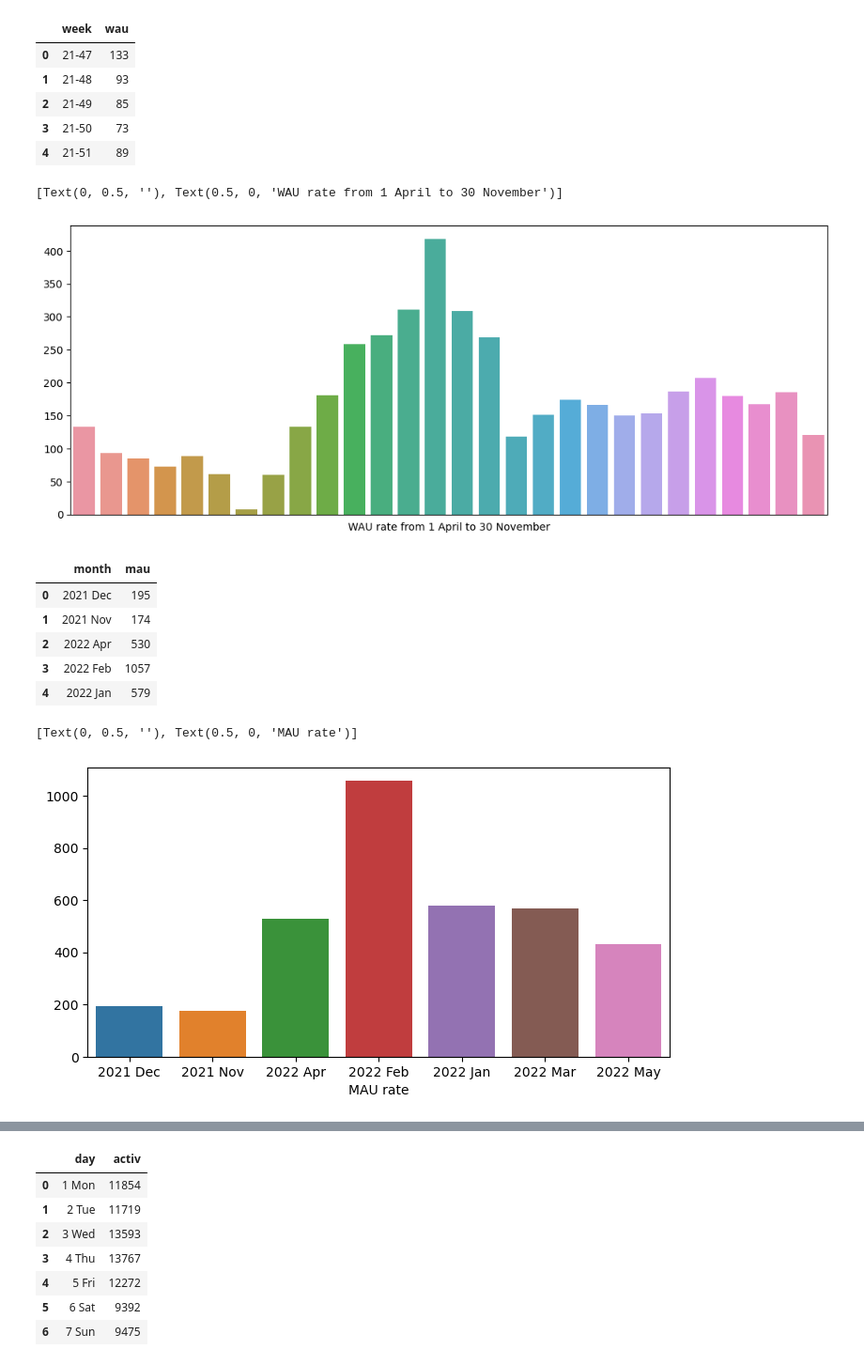
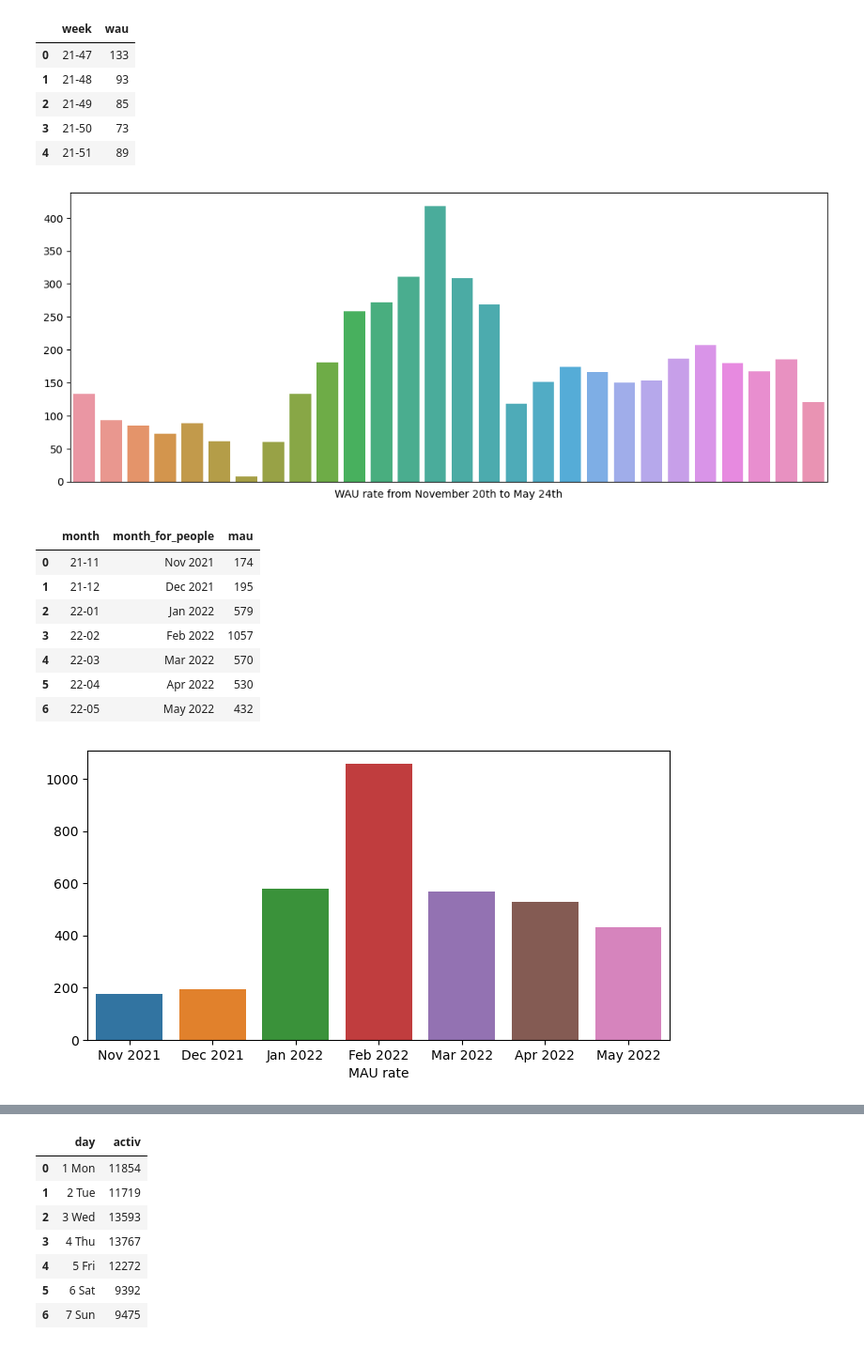
Before and after one commit to BeNormalPlease/Portfolio-Projects, a Jupyter notebook: SQL Unit-Analysis/SQL_unit_economic.ipynb, the cells around one changed output, grey strips where cells are left out. Shown at 94% size. Saved outputs shown, nothing was run; the diff lists cells and outputs as text; code cells hidden in the pictures.

```diff
--- a/SQL Unit-Analysis/SQL_unit_economic.ipynb
+++ b/SQL Unit-Analysis/SQL_unit_economic.ipynb
@@ -291,32 +336,36 @@ f, ax = plt.subplots(figsize=(13, 5))
 sns.barplot(data=wau_check, x="week", y="wau")
 plt.xticks([])
 ax.set(ylabel="",
-       xlabel="WAU rate from 1 April to 30 November")
+       xlabel="WAU rate from November 20th to May 24th")
+plt.show()
 # %% [output]
-[Text(0, 0.5, ''), Text(0.5, 0, 'WAU rate from 1 April to 30 November')]
-[figure, old version]
+[figure, new version]
 # %%
 MAU = '''
-SELECT TO_CHAR(entry_at, 'YYYY Mon') as month,
+SELECT TO_CHAR(entry_at, 'YY-MM') as month,
+       TO_CHAR(entry_at, 'Mon YYYY') as month_for_people,
        COUNT(DISTINCT user_id) as MAU
 FROM userentry
 WHERE user_id > 94
-GROUP BY month
+GROUP BY 1, 2
+ORDER BY month
 '''
 mau_check = pd.io.sql.read_sql(MAU, con = engine)
-mau_check.head(5)
+mau_check
 # %% [output]
-|  | month | mau |
-| 0 | 2021 Dec | 195 |
-| 1 | 2021 Nov | 174 |
-| 2 | 2022 Apr | 530 |
-| 3 | 2022 Feb | 1057 |
-| 4 | 2022 Jan | 579 |
+|  | month | month_for_people | mau |
+| 0 | 21-11 | Nov 2021 | 174 |
+| 1 | 21-12 | Dec 2021 | 195 |
+| 2 | 22-01 | Jan 2022 | 579 |
+| 3 | 22-02 | Feb 2022 | 1057 |
+| 4 | 22-03 | Mar 2022 | 570 |
+| 5 | 22-04 | Apr 2022 | 530 |
+| 6 | 22-05 | May 2022 | 432 |
 # %%
 f, ax = plt.subplots(figsize=(8, 4))
-sns.barplot(data=mau_check, x="month", y="mau")
+sns.barplot(data=mau_check, x="month_for_people", y="mau")
 ax.set(ylabel="",
        xlabel="MAU rate")
+plt.show()
 # %% [output]
-[Text(0, 0.5, ''), Text(0.5, 0, 'MAU rate')]
-[figure, old version]
+[figure, new version]
```
Also changed, not shown: parts of 39 cells of this notebook.
